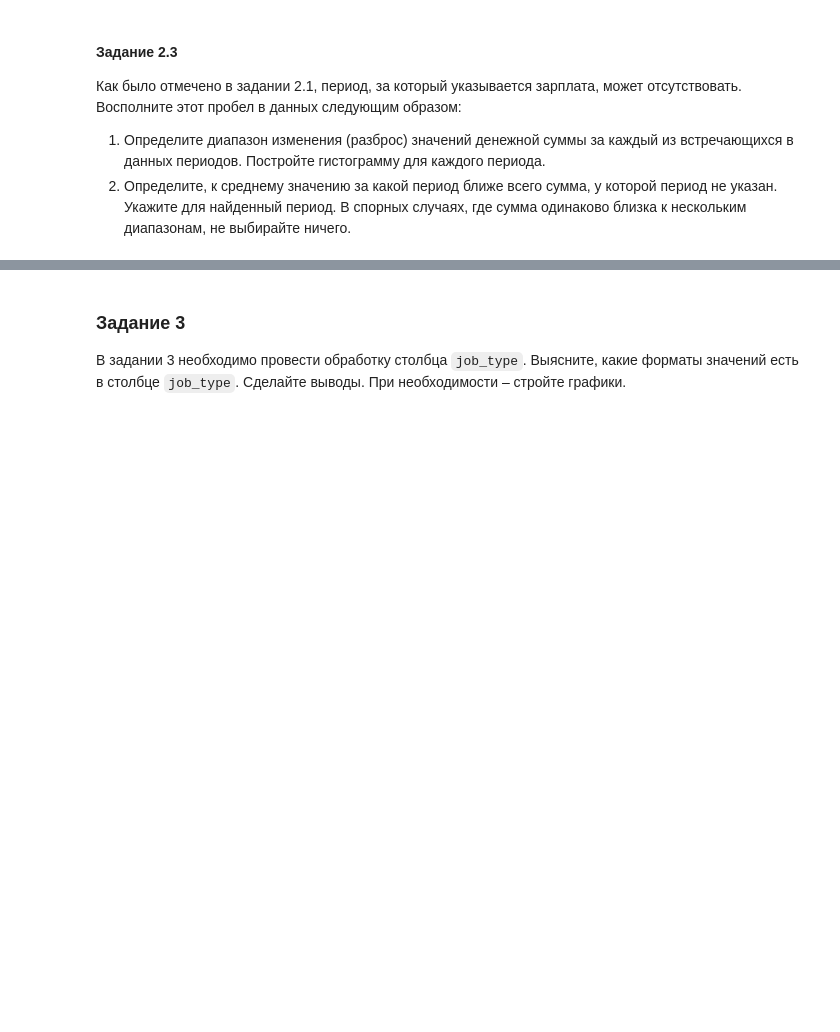
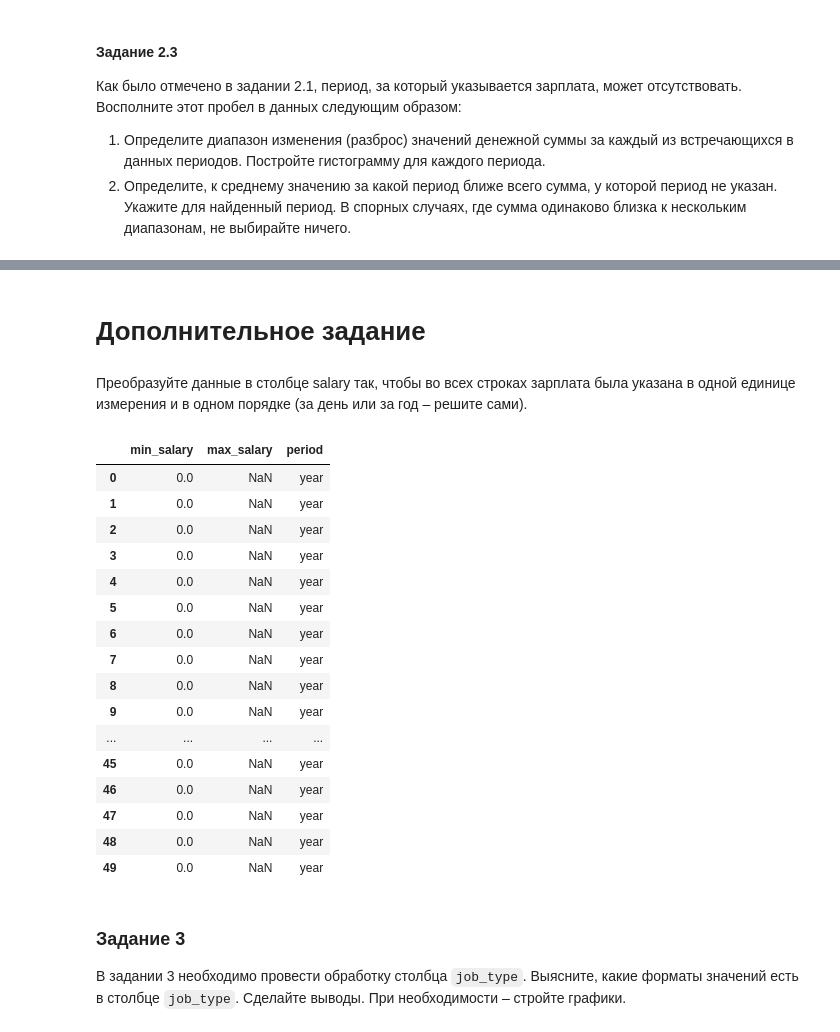
Before and after one commit to AndronIxI/cpp, a Jupyter notebook: labs/Лаба1_МЕВД_Сорокин.ipynb, the cells around one changed output, grey strips where cells are left out. Drawn from its saved outputs; the diff is of its cells as text; code cells hidden in the pictures; blank space fills up the shorter version.

```diff
--- a/labs/Лаба1_МЕВД_Сорокин.ipynb
+++ b/labs/Лаба1_МЕВД_Сорокин.ipynb
@@ -663,6 +663,54 @@ display(sorted_salary.head(50))
 | 47 | NaN | NaN | None |
 | 48 | NaN | NaN | None |
 | 49 | NaN | NaN | None |
+# %% [markdown]
+# Дополнительное задание
+# %% [markdown]
+Преобразуйте данные в столбце salary так, чтобы во всех строках зарплата была указана в одной единице измерения и в одном порядке (за день или за год – решите сами).
+# %%
+def normalize_salary(row):
+  if pd.isna(row['min_salary']):
+    return 0
+  if row['period'] == 'year':
+    return row['min_salary']
+
+  per = row['period']
+  sal = row['min_salary']
+  if per == 'month':
+    sal = sal * 12
+  elif per == 'week':
+    sal = sal * 4 * 12
+  elif per == 'hour':
+    sal = sal * 10 * 15 * 12
+  return sal
+
+def per_year(row):
+  if pd.isna(row['min_salary']):
+    return 0
+  return 'year'
+
+sorted_salary['min_salary'] = sorted_salary.apply(normalize_salary, axis=1)
+sorted_salary['period'] = sorted_salary.apply(per_year, axis=1)
+
+sorted_salary.head(50)
+# %% [output]
+|  | min_salary | max_salary | period |
+| 0 | 0.0 | NaN | year |
+| 1 | 0.0 | NaN | year |
+| 2 | 0.0 | NaN | year |
+| 3 | 0.0 | NaN | year |
+| 4 | 0.0 | NaN | year |
+| 5 | 0.0 | NaN | year |
+| 6 | 0.0 | NaN | year |
+| 7 | 0.0 | NaN | year |
+| 8 | 0.0 | NaN | year |
+| 9 | 0.0 | NaN | year |
+| ... | ... | ... | ... |
+| 45 | 0.0 | NaN | year |
+| 46 | 0.0 | NaN | year |
+| 47 | 0.0 | NaN | year |
+| 48 | 0.0 | NaN | year |
+| 49 | 0.0 | NaN | year |
 # %% [markdown]
 ### Задание 3
 
```
Also changed, not shown: parts of 4 cells of this notebook.
